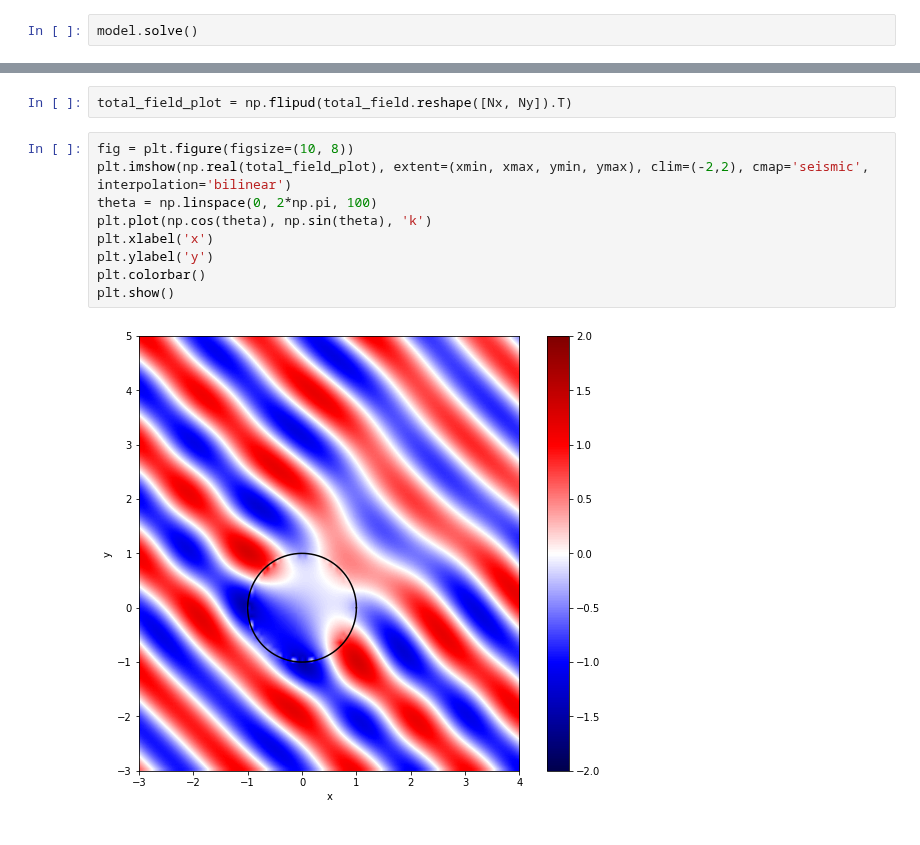
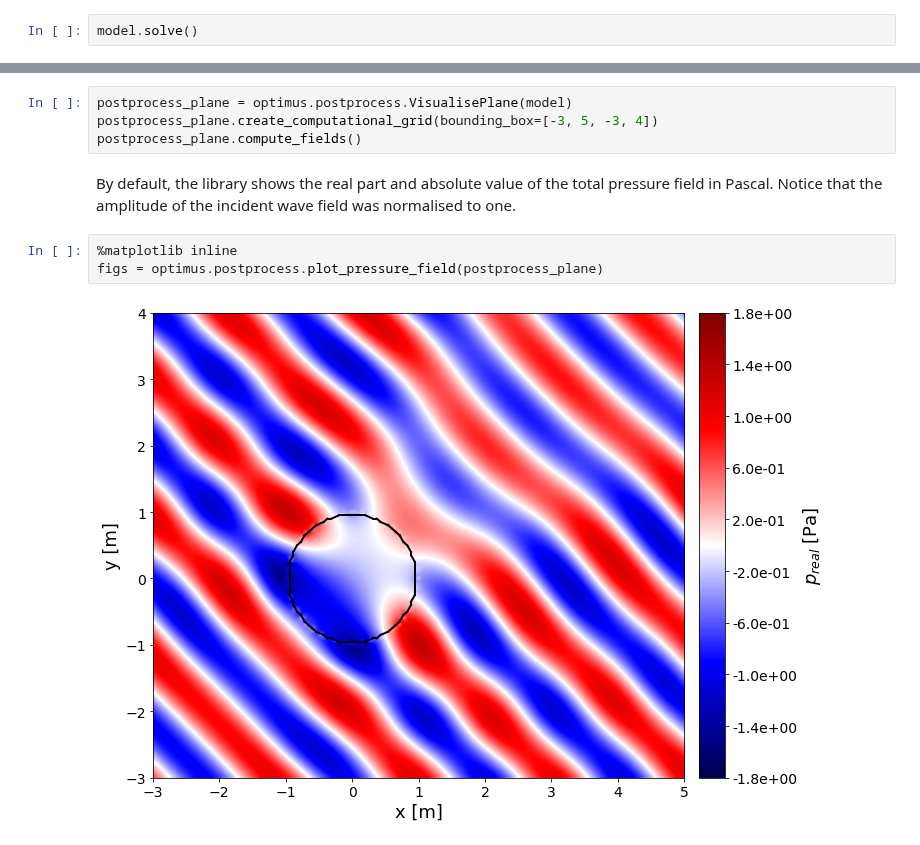
Before and after one commit to optimuslib/optimus, a Jupyter notebook: notebooks/Basic model.ipynb, the cells around one changed output, grey strips where cells are left out. Drawn from its saved outputs; the diff is of its cells as text.

```diff
--- a/notebooks/Basic model.ipynb
+++ b/notebooks/Basic model.ipynb
@@ -99,13 +49,11 @@ total_field[idx_int] = total_field_int
-# %%
-total_field_plot = np.flipud(total_field.reshape([Nx, Ny]).T)
-# %%
-fig = plt.figure(figsize=(10, 8))
-plt.imshow(np.real(total_field_plot), extent=(xmin, xmax, ymin, ymax), clim=(-2,2), cmap='seismic', interpolation='bilinear')
-theta = np.linspace(0, 2*np.pi, 100)
-plt.plot(np.cos(theta), np.sin(theta), 'k')
-plt.xlabel('x')
-plt.ylabel('y')
-plt.colorbar()
-plt.show()
-# %% [output]
-[figure, removed]
+# %%
+postprocess_plane = optimus.postprocess.VisualisePlane(model)
+postprocess_plane.create_computational_grid(bounding_box=[-3, 5, -3, 4])
+postprocess_plane.compute_fields()
+# %% [markdown]
+By default, the library shows the real part and absolute value of the total pressure field in Pascal. Notice that the amplitude of the incident wave field was normalised to one.
+# %%
+%matplotlib inline
+figs = optimus.postprocess.plot_pressure_field(postprocess_plane)
+# %% [output]
+[figure, added]
```
Also changed, not shown: parts of 13 cells of this notebook, 14 other files.
